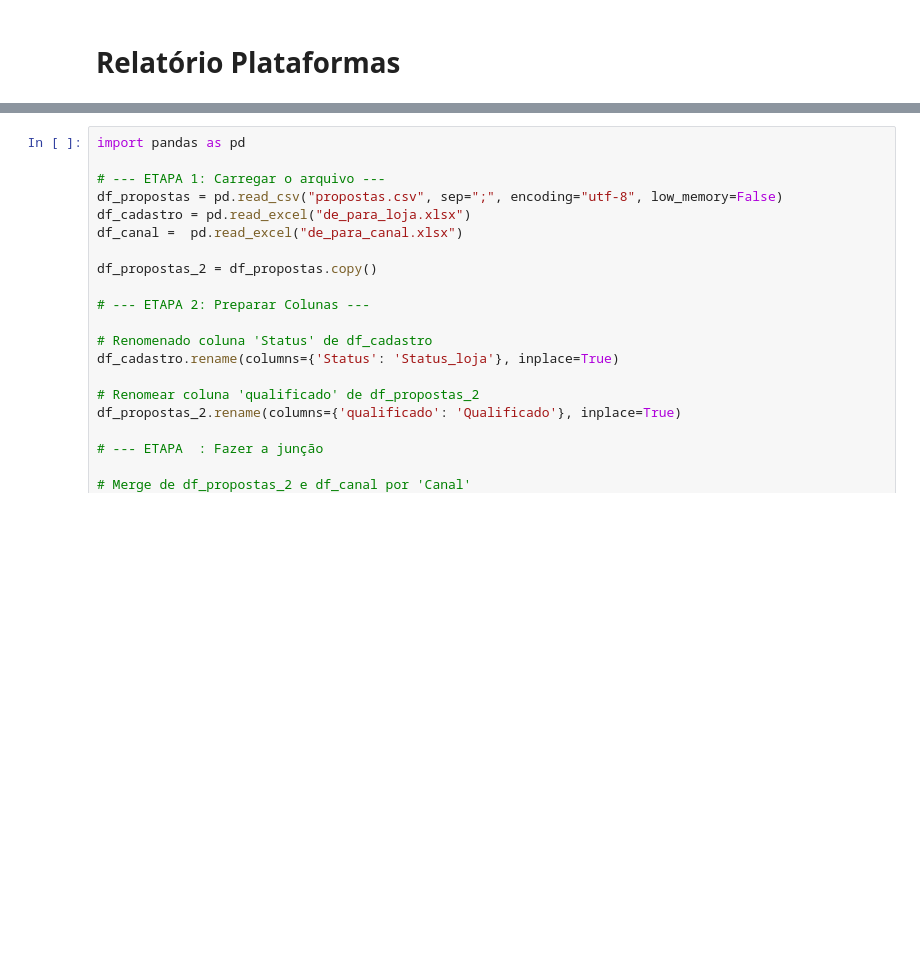
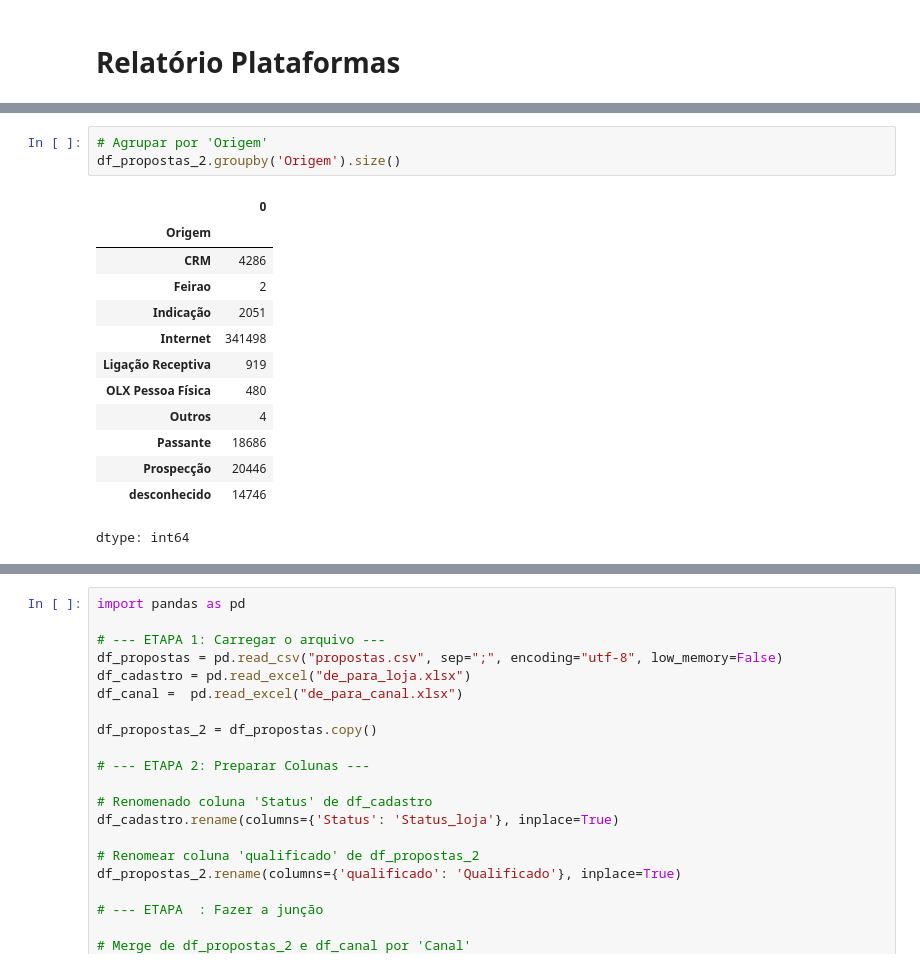
Before and after one commit to movi-data/painel_performance, a Jupyter notebook: painel_performance2.ipynb, the cells around one changed output, grey strips where cells are left out. Drawn from its saved outputs; the diff is of its cells as text; blank space fills up the shorter version.

```diff
--- a/painel_performance2.ipynb
+++ b/painel_performance2.ipynb
@@ -77,0 +92,17 @@ leads_por_canal_mes.head()
+# %%
+# Agrupar por 'Origem'
+df_propostas_2.groupby('Origem').size()
+# %% [output]
+|  | 0 |
+| Origem |  |
+| CRM | 4286 |
+| Feirao | 2 |
+| Indicação | 2051 |
+| Internet | 341498 |
+| Ligação Receptiva | 919 |
+| OLX Pessoa Física | 480 |
+| Outros | 4 |
+| Passante | 18686 |
+| Prospecção | 20446 |
+| desconhecido | 14746 |
+dtype: int64
```
Also changed, not shown: parts of 34 cells of this notebook.
